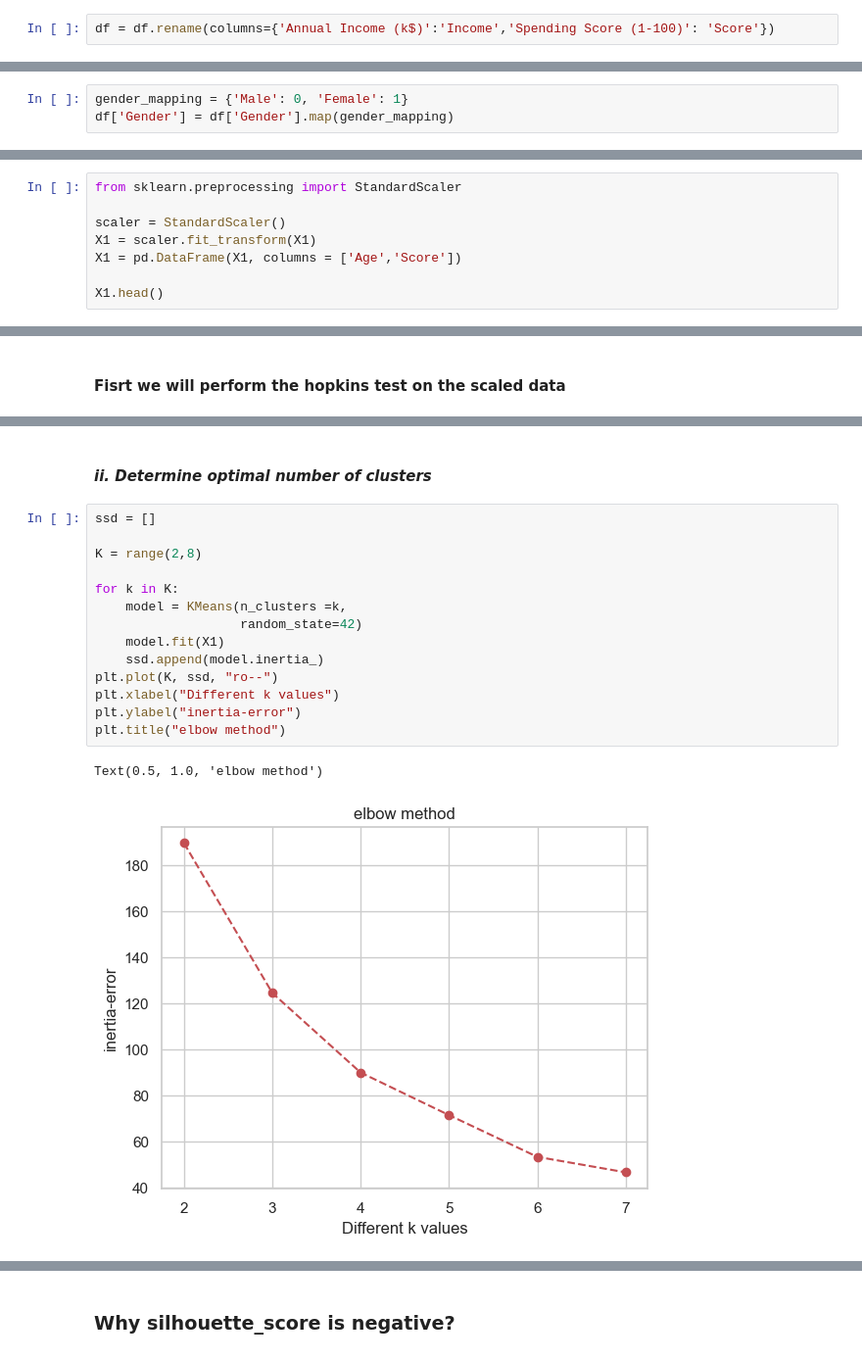
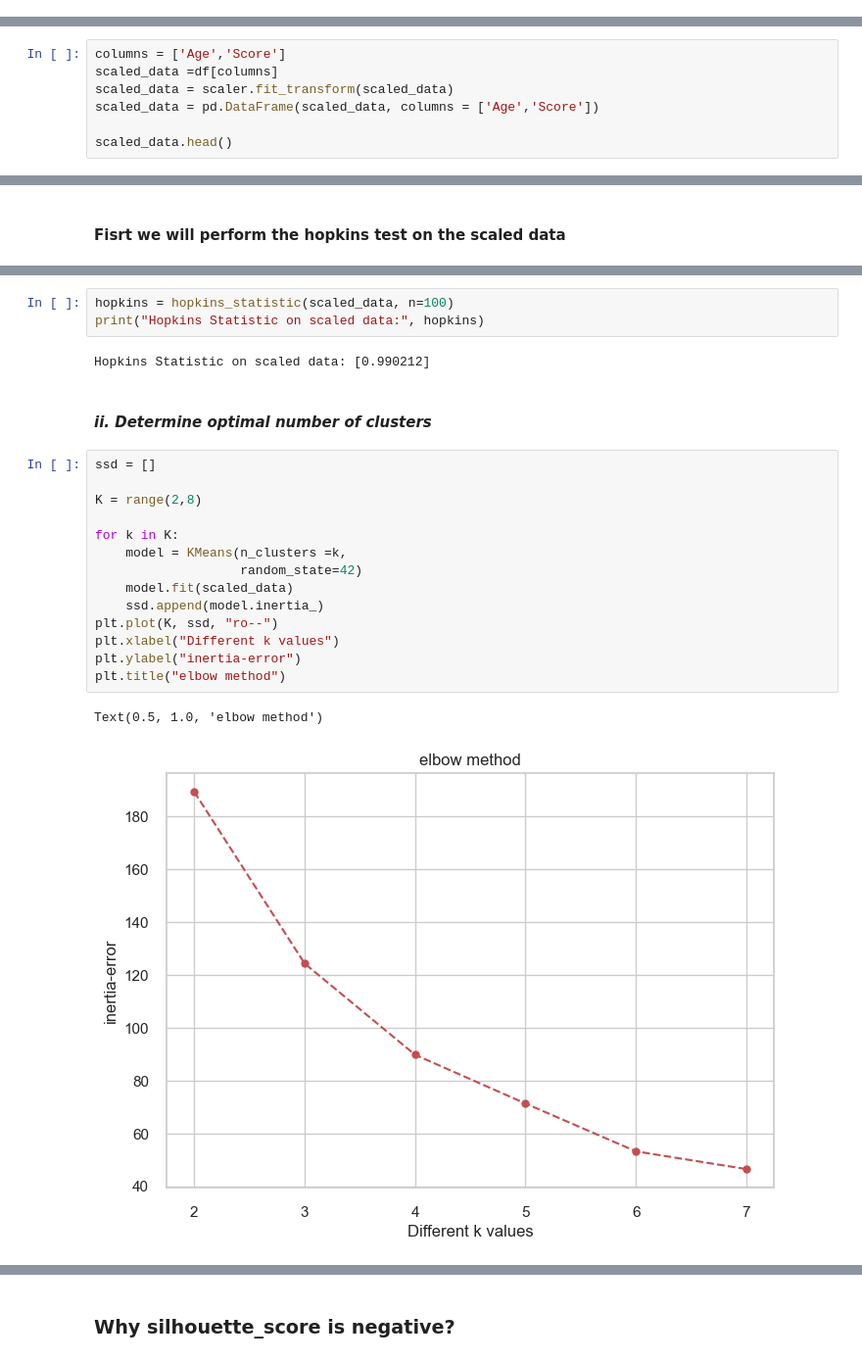
Before and after one commit to WaadAlharthi/ML_Portfolio, a Jupyter notebook: Cluestering_Analysis_Customers_Segmentation_Project3.ipynb, the cells around one changed output, grey strips where cells are left out. Shown: that part at 98% size. Saved outputs shown, nothing was run; the diff lists cells and outputs as text.

```diff
--- a/Cluestering_Analysis_Customers_Segmentation_Project3.ipynb
+++ b/Cluestering_Analysis_Customers_Segmentation_Project3.ipynb
@@ -137,7 +150,5 @@ memory usage: 7.9+ KB
 df = df_mall.copy()
 df.drop(["CustomerID"], axis = 1, inplace=True)
-# %%
-df = df.rename(columns={'Annual Income (k$)':'Income','Spending Score (1-100)': 'Score'})
 # %% [markdown]
 ---
 ---
@@ -166,6 +177,3 @@ sns.boxplot(data=df, palette="Set2")
-# %%
-gender_mapping = {'Male': 0, 'Female': 1}
-df['Gender'] = df['Gender'].map(gender_mapping)
 # %%
 sns.pairplot(df, kind="reg", hue='Gender', palette="magma")
 # %% [output]
@@ -211,8 +208,0 @@ X1.head()
-# %%
-from sklearn.preprocessing import StandardScaler
-
-scaler = StandardScaler()
-X1 = scaler.fit_transform(X1)
-X1 = pd.DataFrame(X1, columns = ['Age','Score'])
-
-X1.head()
@@ -225,0 +209,7 @@ X1.head()
+# %%
+columns = ['Age','Score']
+scaled_data =df[columns]
+scaled_data = scaler.fit_transform(scaled_data)
+scaled_data = pd.DataFrame(scaled_data, columns = ['Age','Score'])
+
+scaled_data.head()
@@ -264,22 +247,27 @@ Hopkins Statistic on scaled data: [0.98987144]
+# %%
+hopkins = hopkins_statistic(scaled_data, n=100)
+print("Hopkins Statistic on scaled data:", hopkins)
+# %% [output]
+Hopkins Statistic on scaled data: [0.990212]
 # %% [markdown]
 #### *ii. Determine optimal number of clusters*
 # %%
 ssd = []
 
 K = range(2,8)
 
 for k in K:
     model = KMeans(n_clusters =k,
                    random_state=42)
-    model.fit(X1)
+    model.fit(scaled_data)
     ssd.append(model.inertia_)
 plt.plot(K, ssd, "ro--")
 plt.xlabel("Different k values")
 plt.ylabel("inertia-error")
 plt.title("elbow method")
 # %% [output]
 Text(0.5, 1.0, 'elbow method')
-[figure, old version]
+[figure, new version]
 # %%
 K_means_model = KMeans(n_clusters=5,
                        random_state=42)
```
Also changed, not shown: parts of 37 cells of this notebook.
